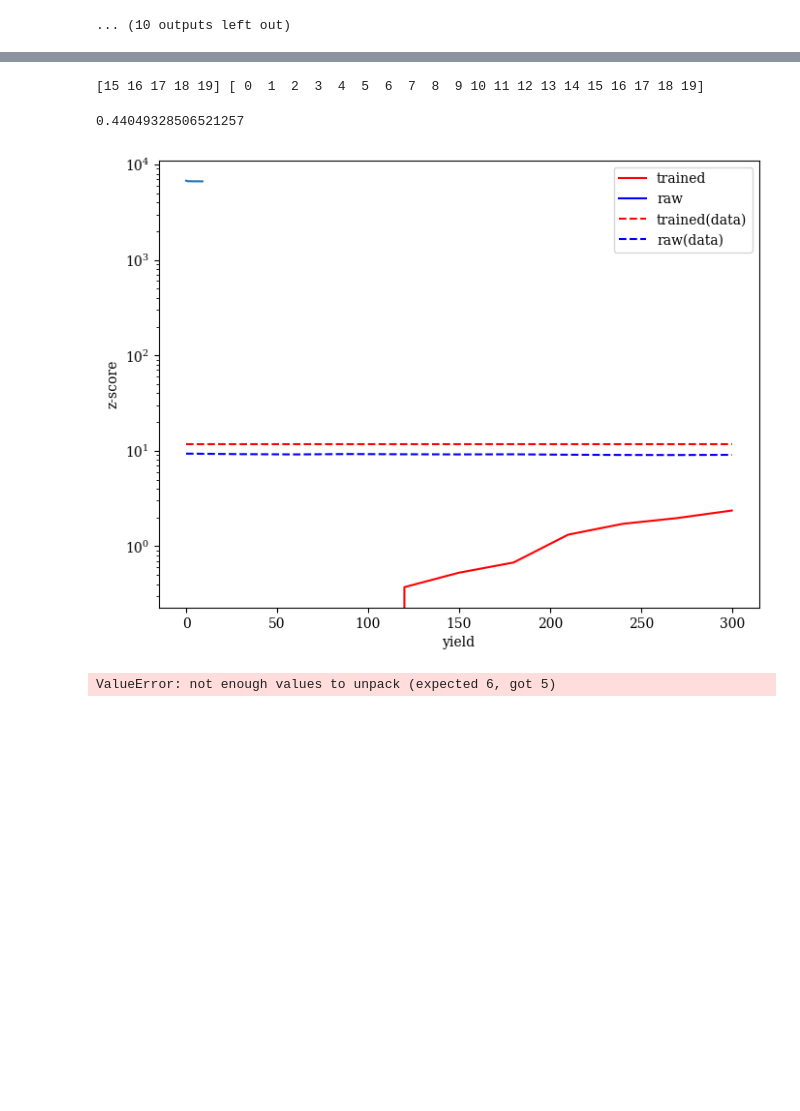
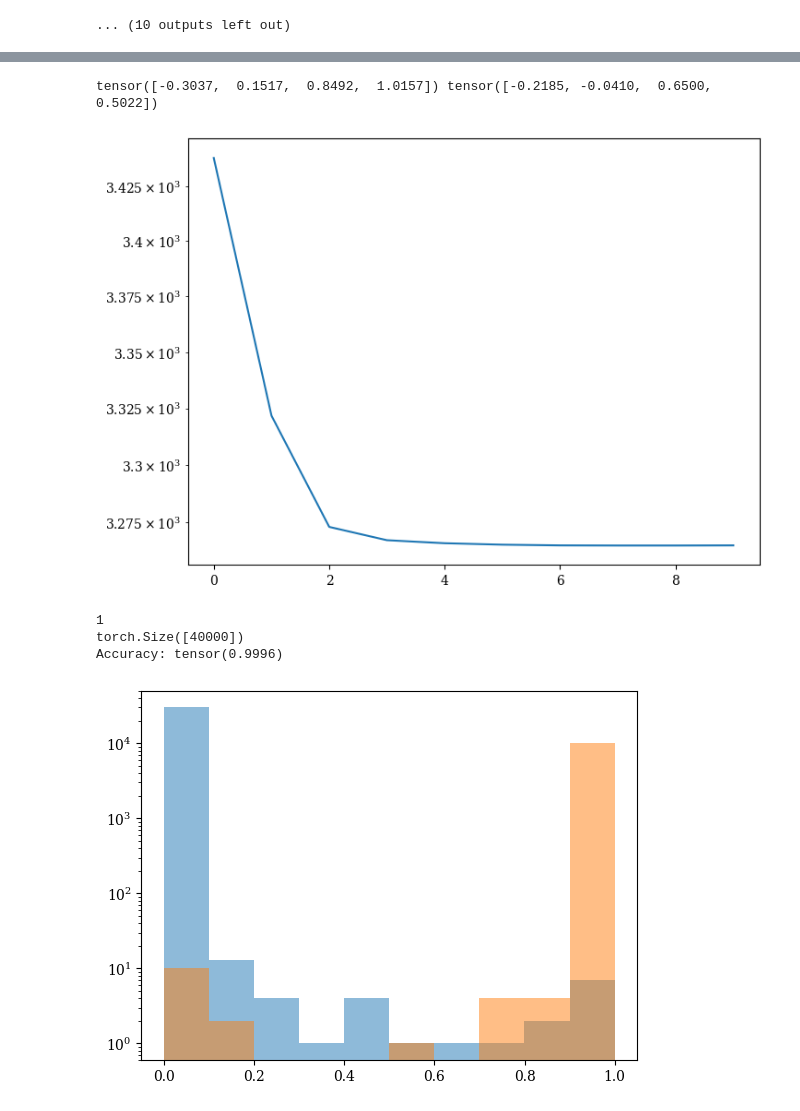
Before and after one commit to SamBT/phlab-neurips25, a Jupyter notebook: experiments/toyjet/ToyMahaDataMCIntegrated.ipynb, the cells around one changed output, grey strips where cells are left out. Cells and saved outputs as stored; diff of their text form; code cells hidden in the pictures; blank space fills up the shorter version.

```diff
--- a/experiments/toyjet/ToyMahaDataMCIntegrated.ipynb
+++ b/experiments/toyjet/ToyMahaDataMCIntegrated.ipynb
@@ -129,0 +111,13 @@ choice [array([1, 2, 3, 0]), array([7, 4, 6, 5]), array([11,  9,  8, 10]), array
+# %%
+#np.random.seed(1000)
+np.random.seed(999)
+embed_dim=4
+nsigs=4
+ndisc=4
+nrand=0
+nj_train   = 10000
+nj_valid   = 10000
+nj_testy   = 10000
+tjds       = datasets.FlatDataset(nsigs,ndisc,nj_train,nj_valid,nj_testy,nrand)
+tjds.plot()
+torch.save(tjds,'flat_data_rand'+str(nrand)+'.pt')
@@ -187,21 +162,27 @@ Accuracy: tensor(0.9969)
-# %%
-labels=tjds.test_labels
-with torch.no_grad():
-    output = (disc_model(tjds.test_data.float()))
-#dutils.z_yield  (output, labels,  output,  labels, (nsigs-1),ntoys=100,iNb=10000,iNr=20000,plot=True, iOption=1)
-dutils.run_toy(10,10000,20000,output,labels,output,labels,(nsigs-1),iOption=1,ntoys=1000)
-# %%
-arr = np.arange(20)
-print(arr[-5:],arr)
-# %% [output]
-[15 16 17 18 19] [ 0  1  2  3  4  5  6  7  8  9 10 11 12 13 14 15 16 17 18 19]
-# %%
-from scipy.stats import norm,chi2,kstest
-chi2.sf(10,10)
-# %% [output]
-0.44049328506521257
-# %%
-model_base,output_train,da_out,mc_out,_,_ =tjds.trainQuickDisc(last_dim=16,num_epochs=10,batch_size=1000,plot=True)
-# %% [output]
-[figure, removed]
-ValueError: not enough values to unpack (expected 6, got 5)
+# %%
+input_dim  = tjds.train_data.shape[1]
+labels=tjds.train_labels
+ntrain=10000
+train_nosig = tjds.train_data[labels != (nsigs-1)]
+train_sig   = tjds.train_data[labels == (nsigs-1)]
+
+ntrain=np.max([ntrain,len(train_sig)])
+ridx=torch.randperm(len(train_nosig))[:ntrain]
+train_nosig1=train_nosig[ridx]
+train_comb = torch.cat((train_nosig1,train_sig[:ntrain]))
+train_lab  = torch.cat((torch.zeros(ntrain),torch.ones(ntrain)))
+print(train_nosig1[0],train_sig[0])
+
+dset=dutils.GenericDataset(train_comb,train_lab.long())
+disc_trainloader = torch.utils.data.DataLoader(dset, batch_size=1000, shuffle=True)
+disc_model=dutils.train_disc(10,disc_trainloader,input_dim,last_dim=4,output_dim=1)
+plt.show()
+
+dutils.check_disc(tjds.test_data,(tjds.test_labels == (nsigs-1)),disc_model)
+# %% [output]
+tensor([-0.3037,  0.1517,  0.8492,  1.0157]) tensor([-0.2185, -0.0410,  0.6500,  0.5022])
+[figure, added]
+1
+torch.Size([40000])
+Accuracy: tensor(0.9996)
+[figure, added]
```
Also changed, not shown: parts of 7 cells of this notebook, 2 other files.
